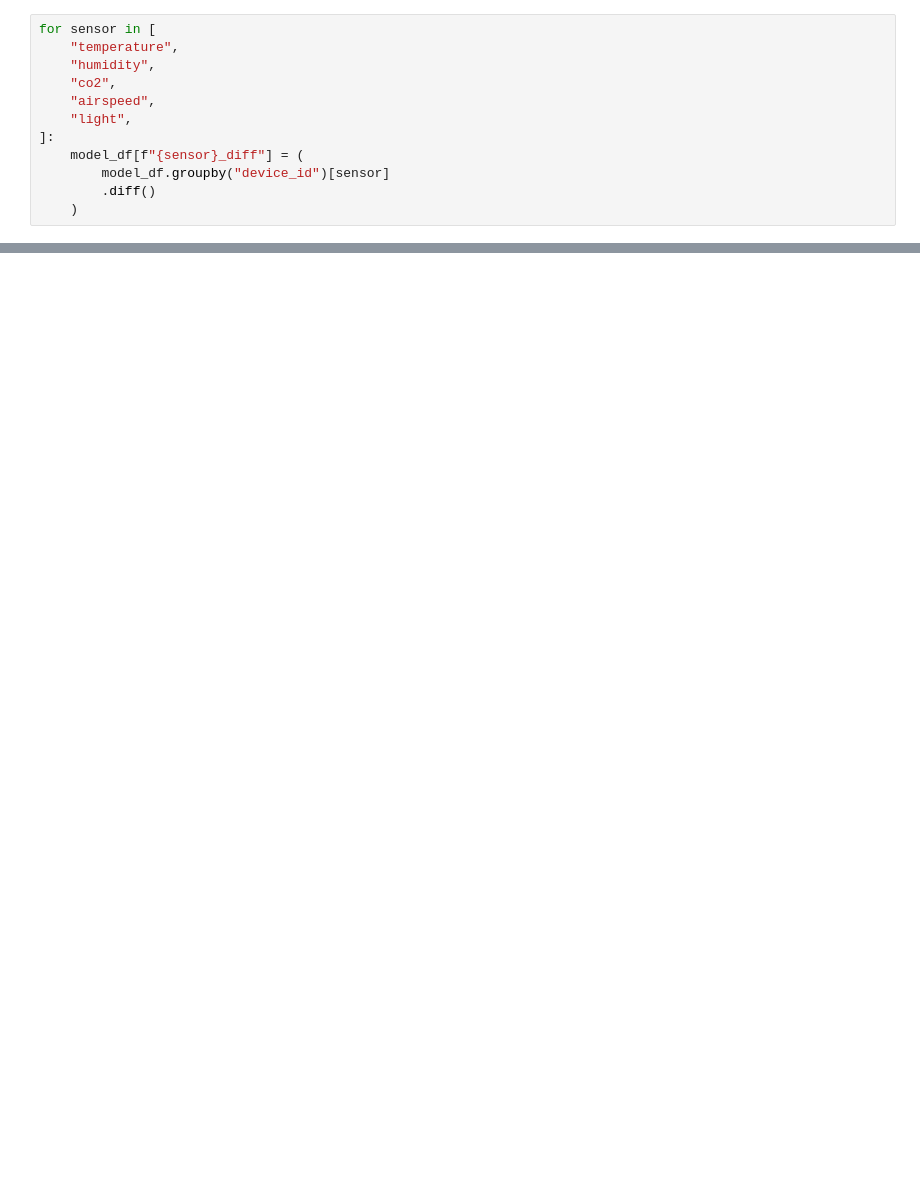
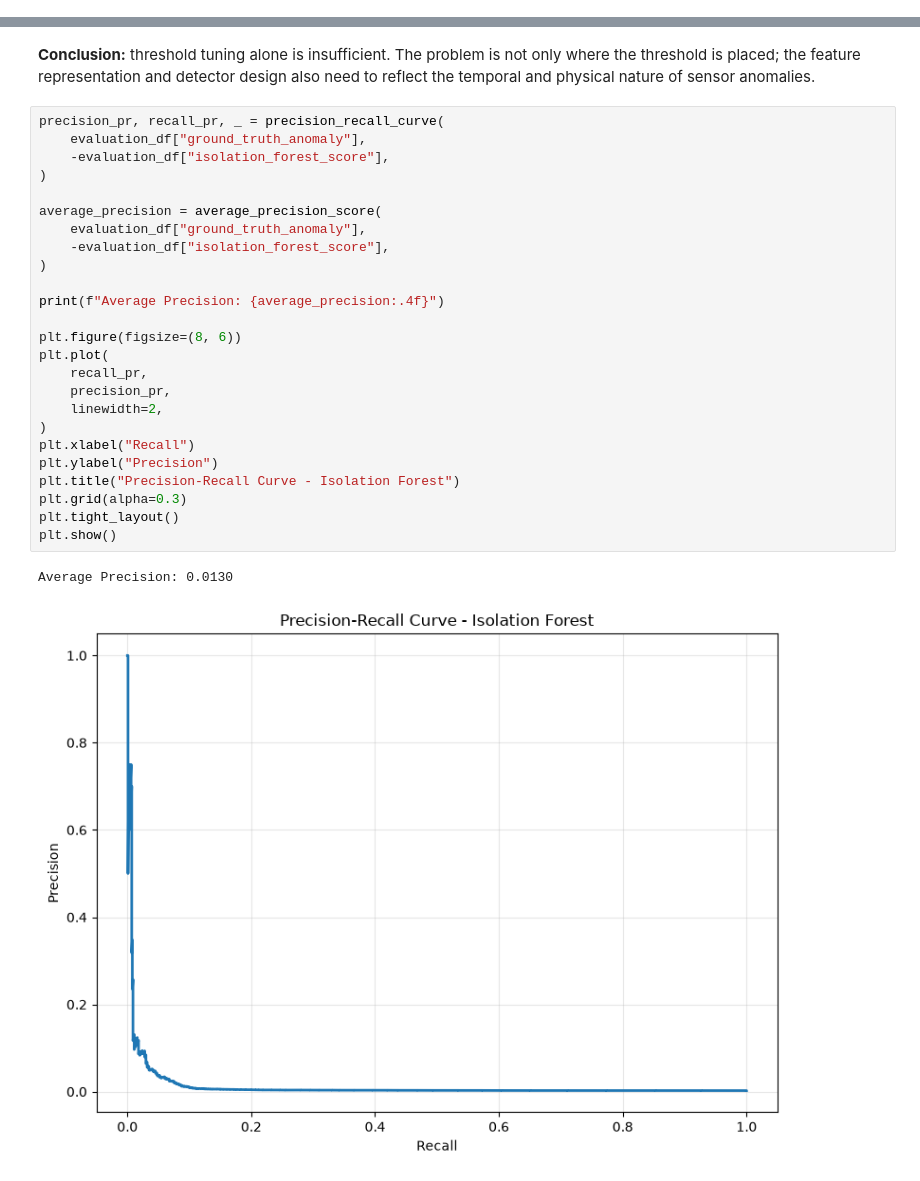
Before and after one commit to amirhoseinzahedi/iot-condition-monitoring-analytics, a Jupyter notebook: notebooks/03_anomaly_detection.ipynb, the cells around one changed output, grey strips where cells are left out. Cells and saved outputs as stored; diff of their text form; blank space fills up the shorter version.

Commit message:
feat: finalize anomaly detection notebook

```diff
--- a/notebooks/03_anomaly_detection.ipynb
+++ b/notebooks/03_anomaly_detection.ipynb
@@ -246,12 +0,0 @@ for sensor in [
-# %%
-for sensor in [
-    "temperature",
-    "humidity",
-    "co2",
-    "airspeed",
-    "light",
-]:
-    model_df[f"{sensor}_diff"] = (
-        model_df.groupby("device_id")[sensor]
-        .diff()
-    )
@@ -1009,0 +451,30 @@ SO! Threshold tuning alone is insufficient!
+# %% [markdown]
+**Conclusion:** threshold tuning alone is insufficient. The problem is not only where the threshold is placed; the feature representation and detector design also need to reflect the temporal and physical nature of sensor anomalies.
+# %%
+precision_pr, recall_pr, _ = precision_recall_curve(
+    evaluation_df["ground_truth_anomaly"],
+    -evaluation_df["isolation_forest_score"],
+)
+
+average_precision = average_precision_score(
+    evaluation_df["ground_truth_anomaly"],
+    -evaluation_df["isolation_forest_score"],
+)
+
+print(f"Average Precision: {average_precision:.4f}")
+
+plt.figure(figsize=(8, 6))
+plt.plot(
+    recall_pr,
+    precision_pr,
+    linewidth=2,
+)
+plt.xlabel("Recall")
+plt.ylabel("Precision")
+plt.title("Precision-Recall Curve - Isolation Forest")
+plt.grid(alpha=0.3)
+plt.tight_layout()
+plt.show()
+# %% [output]
+Average Precision: 0.0130
+[figure, added]
```
Also changed, not shown: parts of 108 cells of this notebook.
